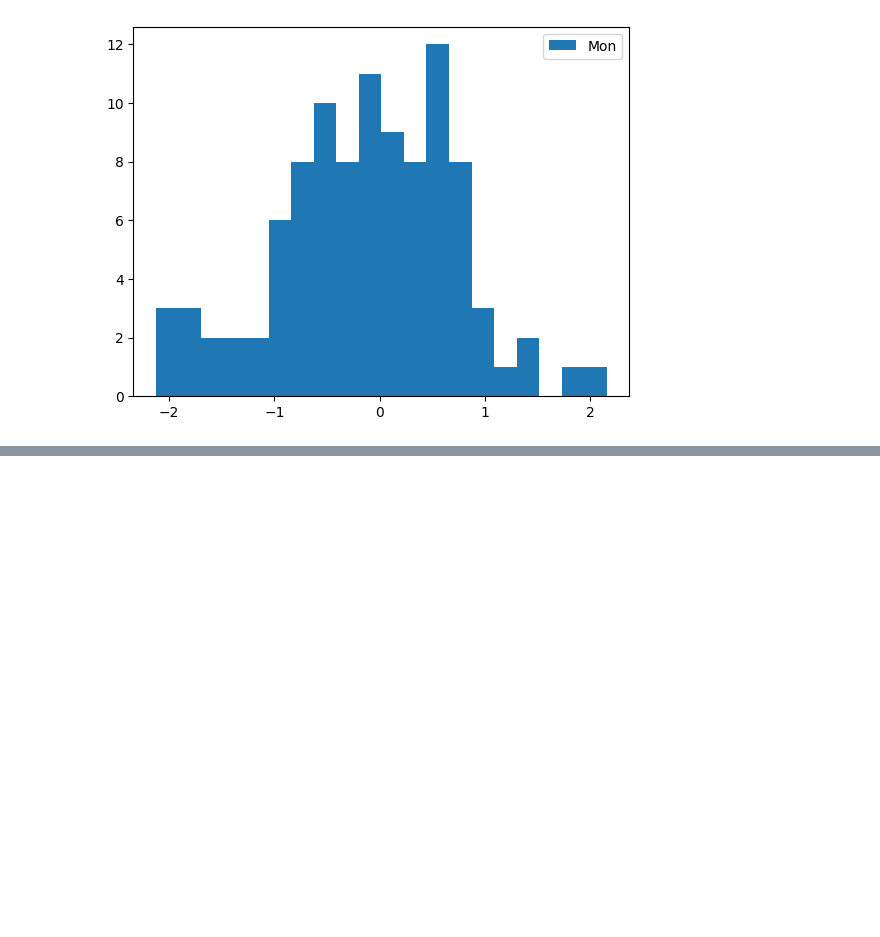
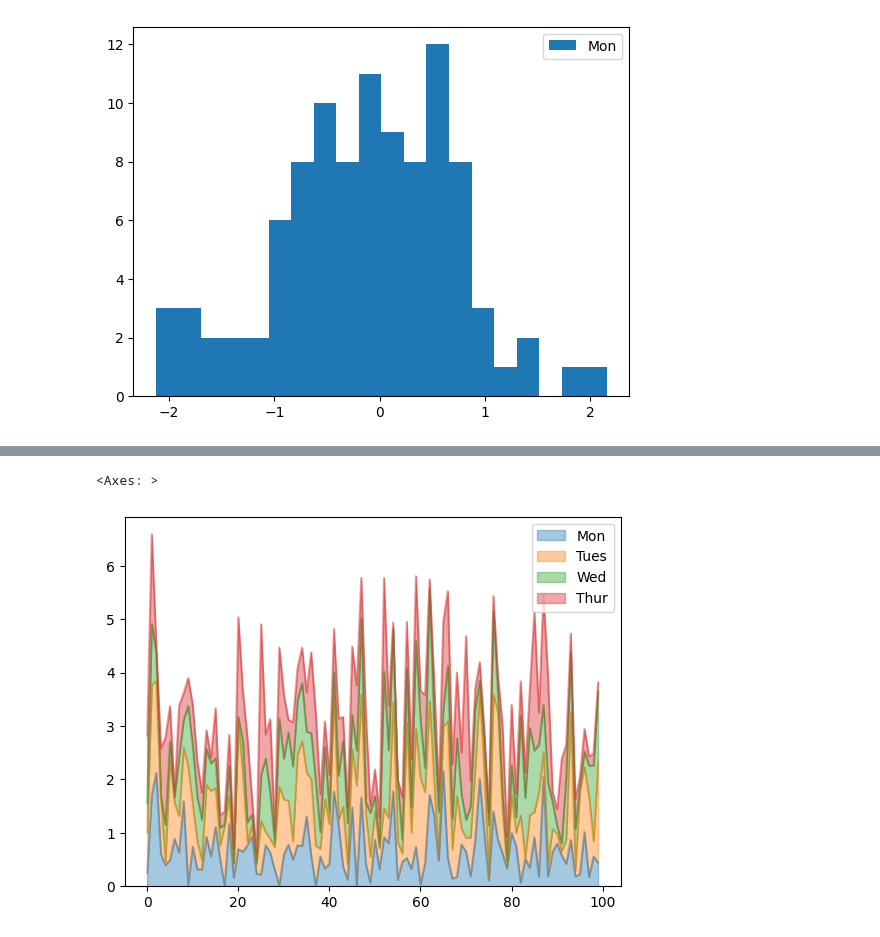
Before and after one commit to santhoshml/python-practice, a Jupyter notebook: Matplotlib.ipynb, the cells around one changed output, grey strips where cells are left out. Drawn from its saved outputs; the diff is of its cells as text; code cells hidden in the pictures; blank space fills up the shorter version.

```diff
--- a/Matplotlib.ipynb
+++ b/Matplotlib.ipynb
@@ -45,0 +56,5 @@ my_df["Mon"].hist(bins=20, grid=False, legend=True)
+# %%
+my_df.abs().plot(kind='area', alpha=0.4)
+# %% [output]
+<Axes: >
+[figure, added]
```
Also changed, not shown: parts of 14 cells of this notebook.
